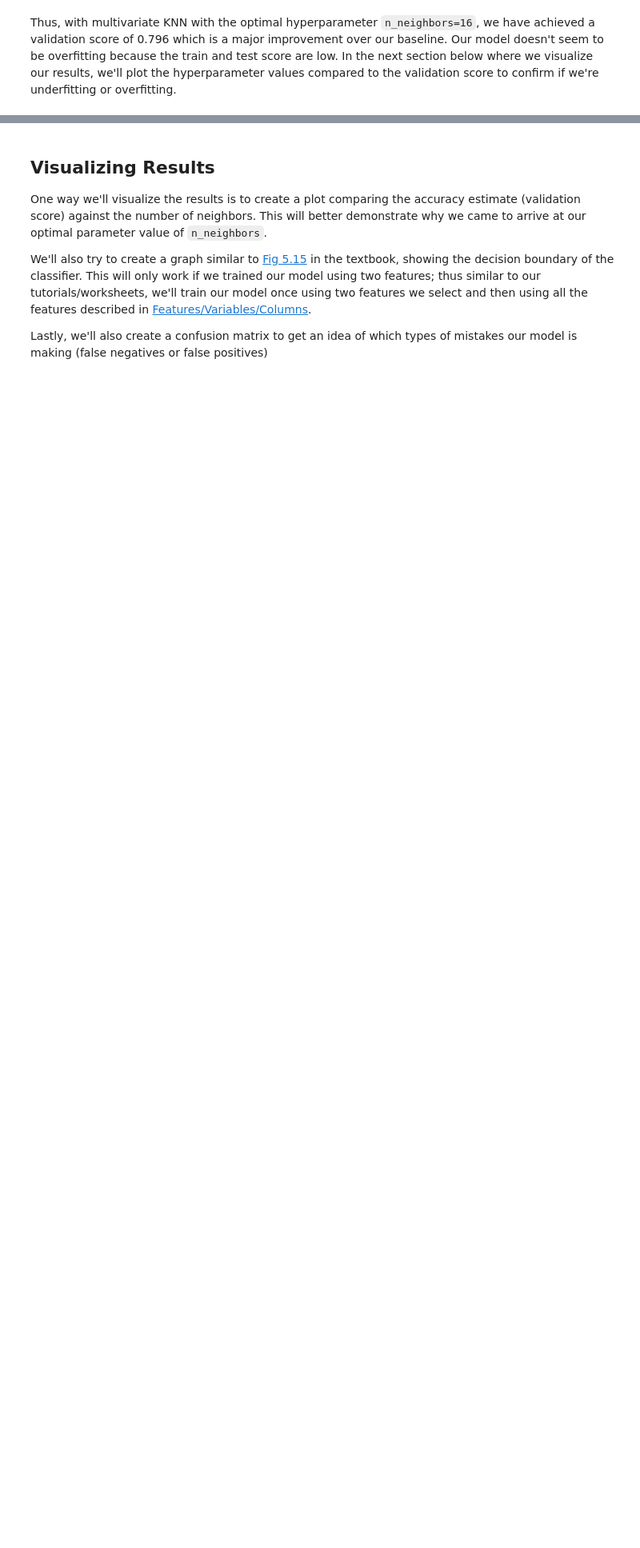
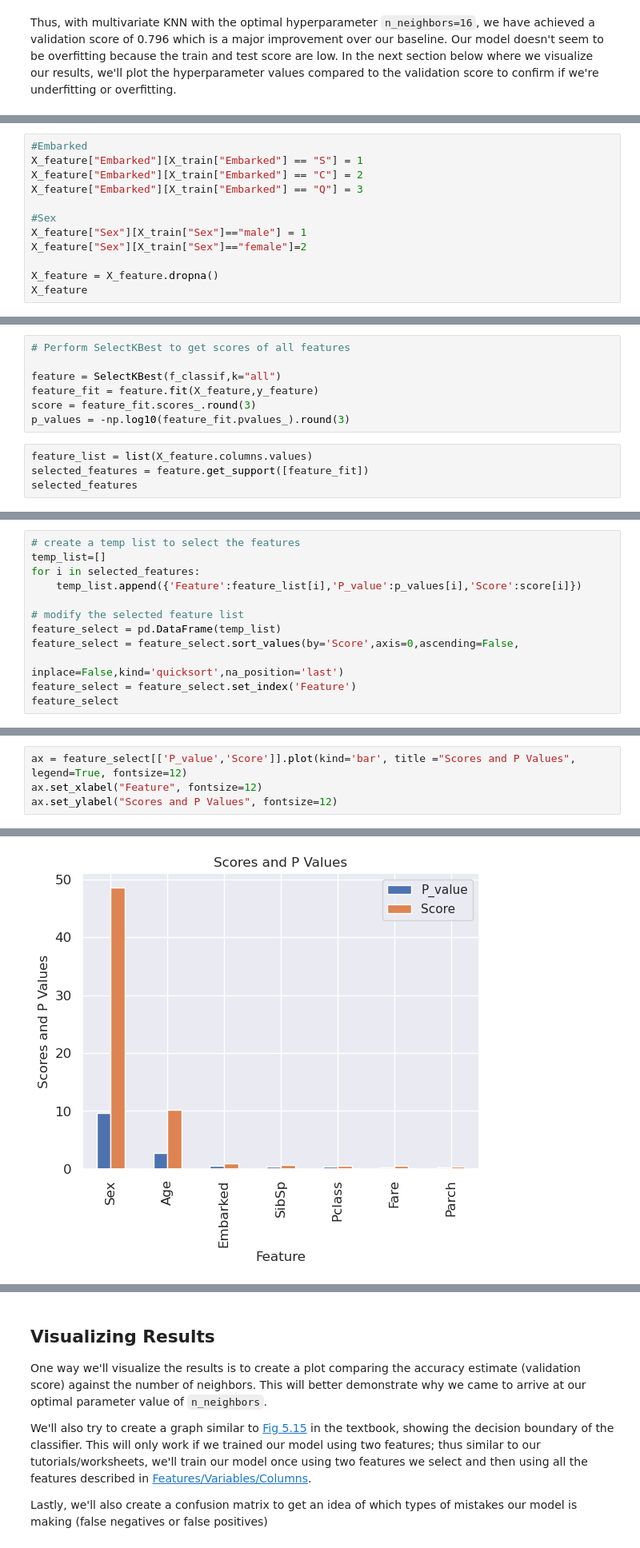
Before and after one commit to ericrkuo/dsci-100-group-12, a Jupyter notebook: report.ipynb, the cells around one changed output, grey strips where cells are left out. Shown at 80% size. Drawn from its saved outputs; the diff is of its cells as text; blank space fills up the shorter version.

Commit message:
Added features selection and knn

```diff
--- a/report.ipynb
+++ b/report.ipynb
@@ -509,0 +544,12 @@ Thus, with multivariate KNN with the optimal hyperparameter `n_neighbors=16`, we
+# %%
+#Embarked
+X_feature["Embarked"][X_train["Embarked"] == "S"] = 1
+X_feature["Embarked"][X_train["Embarked"] == "C"] = 2
+X_feature["Embarked"][X_train["Embarked"] == "Q"] = 3
+
+#Sex
+X_feature["Sex"][X_train["Sex"]=="male"] = 1
+X_feature["Sex"][X_train["Sex"]=="female"]=2
+
+X_feature = X_feature.dropna()
+X_feature
@@ -509,0 +587,11 @@ Thus, with multivariate KNN with the optimal hyperparameter `n_neighbors=16`, we
+# %%
+# Perform SelectKBest to get scores of all features
+
+feature = SelectKBest(f_classif,k="all")
+feature_fit = feature.fit(X_feature,y_feature)
+score = feature_fit.scores_.round(3)
+p_values = -np.log10(feature_fit.pvalues_).round(3)
+# %%
+feature_list = list(X_feature.columns.values)
+selected_features = feature.get_support([feature_fit])
+selected_features
@@ -509,0 +600,12 @@ Thus, with multivariate KNN with the optimal hyperparameter `n_neighbors=16`, we
+# %%
+# create a temp list to select the features
+temp_list=[]
+for i in selected_features:
+    temp_list.append({'Feature':feature_list[i],'P_value':p_values[i],'Score':score[i]})
+
+# modify the selected feature list
+feature_select = pd.DataFrame(temp_list)
+feature_select = feature_select.sort_values(by='Score',axis=0,ascending=False,
+                                            inplace=False,kind='quicksort',na_position='last')
+feature_select = feature_select.set_index('Feature')
+feature_select
@@ -509,0 +624,5 @@ Thus, with multivariate KNN with the optimal hyperparameter `n_neighbors=16`, we
+# %%
+ax = feature_select[['P_value','Score']].plot(kind='bar', title ="Scores and P Values",  legend=True, fontsize=12)
+ax.set_xlabel("Feature", fontsize=12)
+ax.set_ylabel("Scores and P Values", fontsize=12)
+# %% [output]
@@ -509,0 +630 @@ Thus, with multivariate KNN with the optimal hyperparameter `n_neighbors=16`, we
+[figure, added]
```
Also changed, not shown: parts of 19 cells of this notebook.
